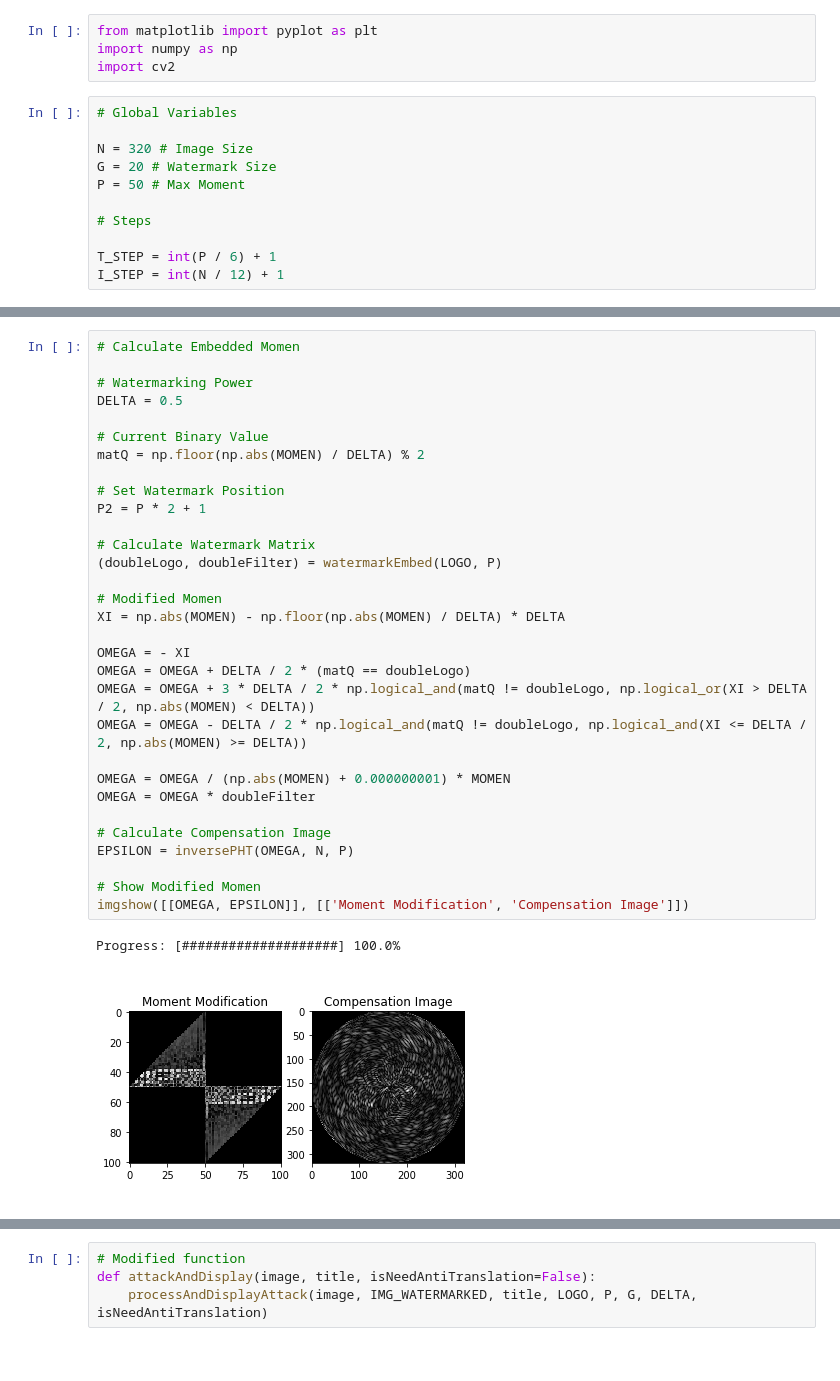
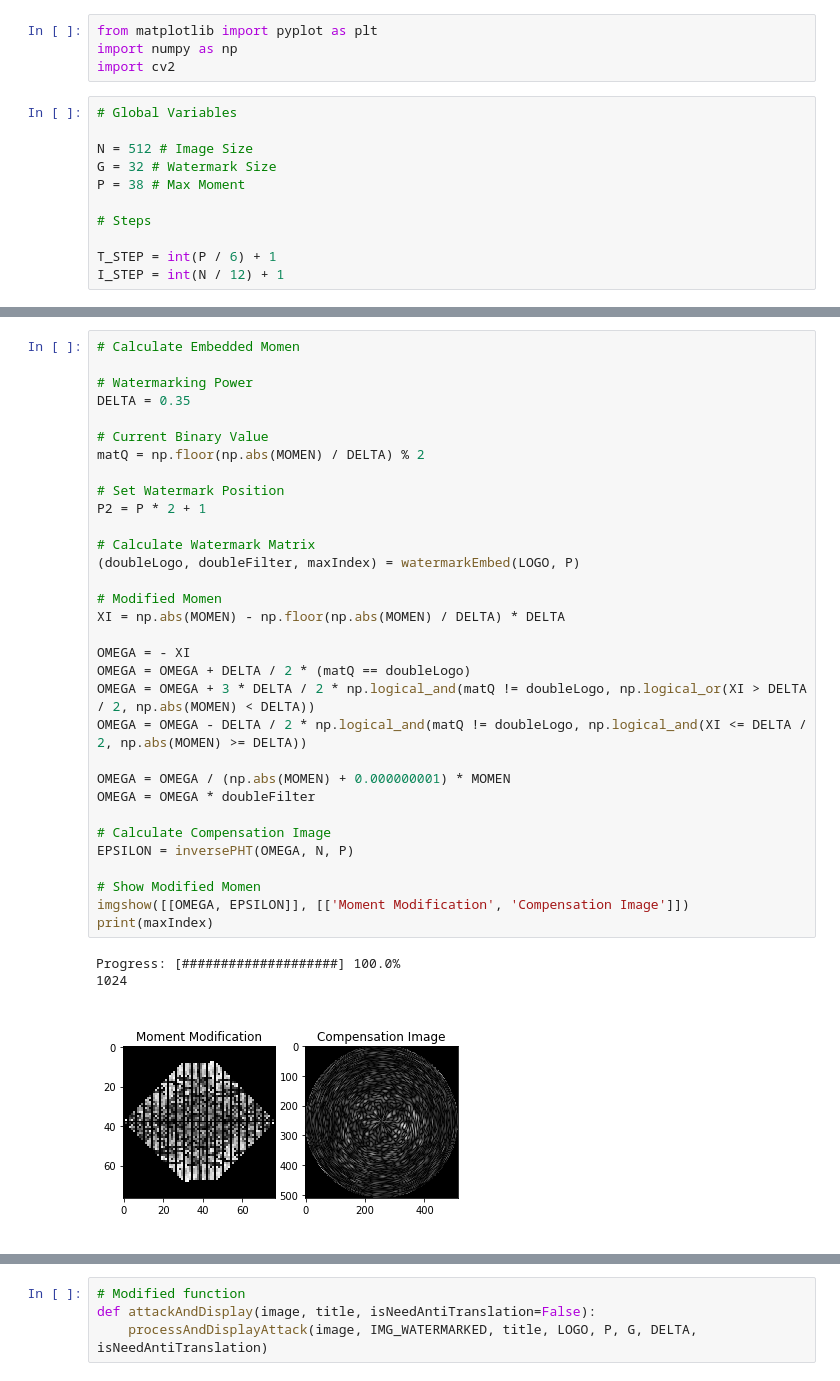
Before and after one commit to hanifanm/jupyter-pht-riw, a Jupyter notebook: PHT_RIW - Attacks.ipynb, the cells around one changed output, grey strips where cells are left out. Saved outputs shown, nothing was run; the diff lists cells and outputs as text.

```diff
--- a/PHT_RIW - Attacks.ipynb
+++ b/PHT_RIW - Attacks.ipynb
@@ -5,9 +5,9 @@ import cv2
 # %%
 # Global Variables
 
-N = 320 # Image Size
-G = 20 # Watermark Size
-P = 50 # Max Moment
+N = 512 # Image Size
+G = 32 # Watermark Size
+P = 38 # Max Moment
 
 # Steps
 
@@ -47,33 +47,35 @@ Progress: [####################] 100.0%
 # Calculate Embedded Momen
 
 # Watermarking Power
-DELTA = 0.5
+DELTA = 0.35
 
 # Current Binary Value
 matQ = np.floor(np.abs(MOMEN) / DELTA) % 2
 
 # Set Watermark Position
 P2 = P * 2 + 1
 
 # Calculate Watermark Matrix
-(doubleLogo, doubleFilter) = watermarkEmbed(LOGO, P)
+(doubleLogo, doubleFilter, maxIndex) = watermarkEmbed(LOGO, P)
 
 # Modified Momen
 XI = np.abs(MOMEN) - np.floor(np.abs(MOMEN) / DELTA) * DELTA
 
 OMEGA = - XI
 OMEGA = OMEGA + DELTA / 2 * (matQ == doubleLogo)
 OMEGA = OMEGA + 3 * DELTA / 2 * np.logical_and(matQ != doubleLogo, np.logical_or(XI > DELTA / 2, np.abs(MOMEN) < DELTA))
 OMEGA = OMEGA - DELTA / 2 * np.logical_and(matQ != doubleLogo, np.logical_and(XI <= DELTA / 2, np.abs(MOMEN) >= DELTA))
 
 OMEGA = OMEGA / (np.abs(MOMEN) + 0.000000001) * MOMEN
 OMEGA = OMEGA * doubleFilter
 
 # Calculate Compensation Image
 EPSILON = inversePHT(OMEGA, N, P)
 
 # Show Modified Momen
 imgshow([[OMEGA, EPSILON]], [['Moment Modification', 'Compensation Image']])
+print(maxIndex)
 # %% [output]
 Progress: [####################] 100.0%
+1024
-[figure, old version]
+[figure, new version]
```
Also changed, not shown: parts of 14 cells of this notebook, 4 other files.
